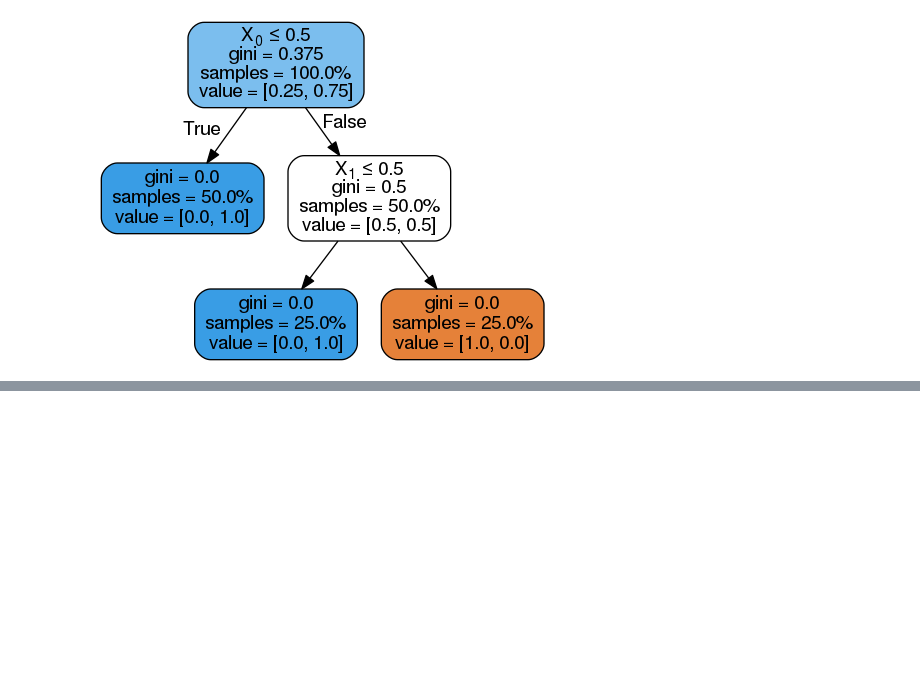
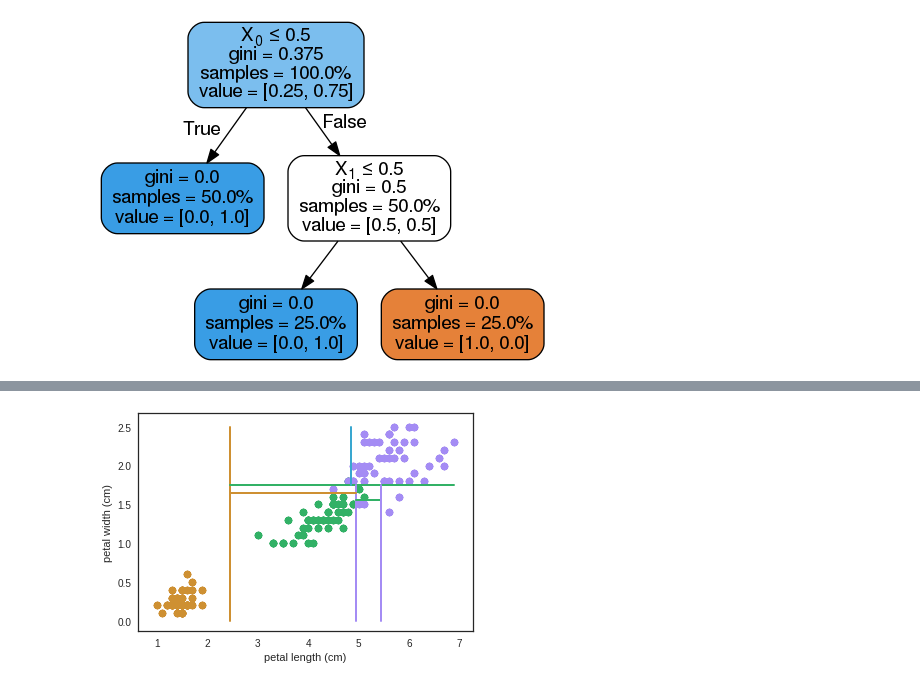
Before and after one commit to hekima/aulas, a Jupyter notebook: machine_learning/arvores/arvores_decisao.ipynb, the cells around one changed output, grey strips where cells are left out. Drawn from its saved outputs; the diff is of its cells as text; code cells hidden in the pictures; blank space fills up the shorter version.

```diff
--- a/machine_learning/arvores/arvores_decisao.ipynb
+++ b/machine_learning/arvores/arvores_decisao.ipynb
@@ -120,0 +142,23 @@ Image(graph.create_png())
+# %%
+splits = [
+    ([2.45, 2.45], [0, X[:,1].max()]),
+    ([2.45, X[:,0].max()], [1.75, 1.75]),
+    ([4.95, 4.95], [0, 1.75]),
+    ([4.85, 4.85], [1.75,  X[:,1].max()]),
+    ([2.45,  4.95], [1.65, 1.65]),
+    ([4.95, 5.45], [1.55, 1.55]),
+    ([5.45, 5.45], [0, 1.75])
+ ]
+
+for i in range(len(splits)):
+    for j, c in enumerate(np.unique(y)):
+        mask = y == c
+        plt.scatter(X[mask,0], X[mask, 1], c=colors[j])
+for j in range(len(splits)):
+    plt.plot(splits[j][0], splits[j][1], c=colors[j%len(colors)], linewidth=2)
+ax = plt.gca()
+ax.set_xlabel(iris.feature_names[-2])
+ax.set_ylabel(iris.feature_names[-1])
+plt.show()
+# %% [output]
+[figure, added]
```
Also changed, not shown: parts of 6 cells of this notebook.
